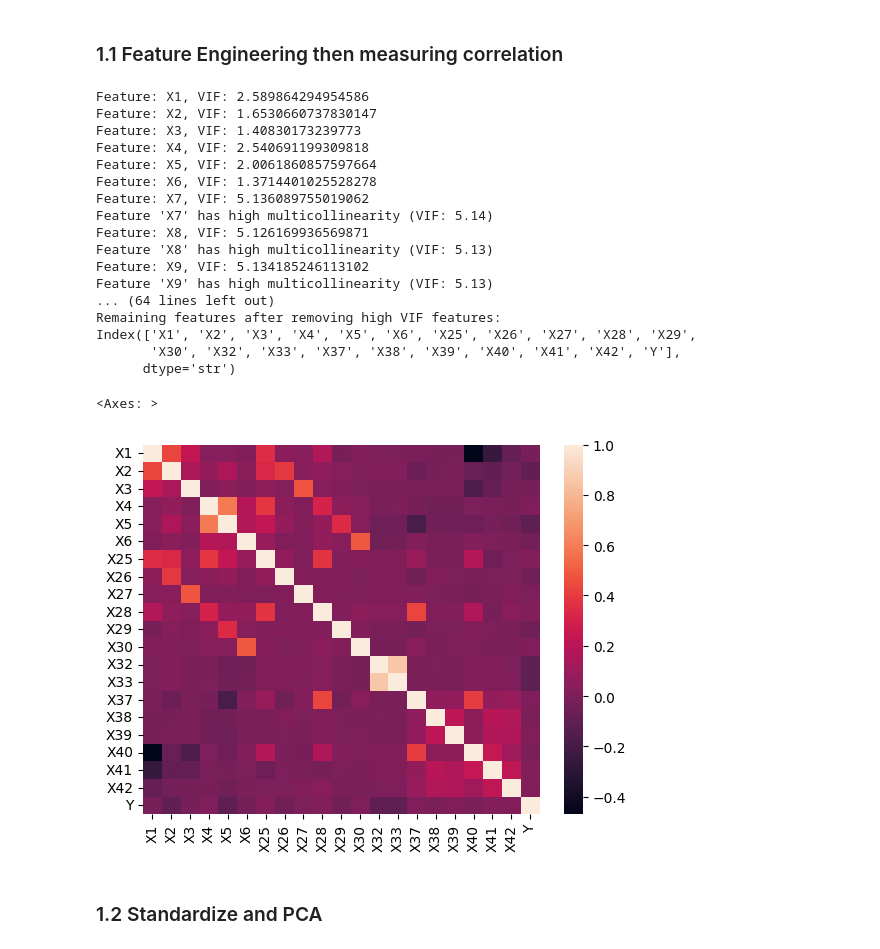
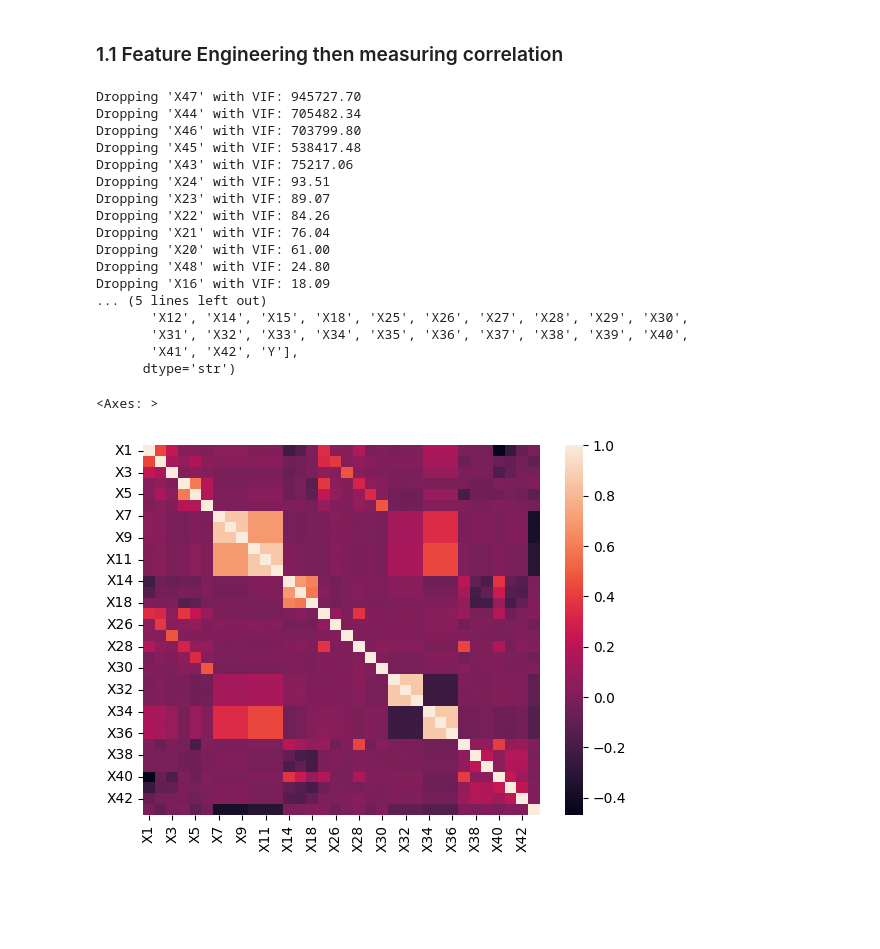
Before and after one commit to tjmeltesen/AML, a Jupyter notebook: Project/inspections.ipynb, the cells around one changed output. Drawn from its saved outputs; the diff is of its cells as text; code cells hidden in the pictures; blank space fills up the shorter version.

```diff
--- a/Project/inspections.ipynb
+++ b/Project/inspections.ipynb
@@ -73,50 +139,54 @@ Name: count, dtype: int64
 # %%
 
 # Based on the heatmap, we can see that there are some features that have
 # high correlation with one another, we will need to worry about multicollinearity when we build our model.
 # We can also see that there are some features that have low correlation with the target variable,
 # we may want to consider dropping those features when we build our model.
 
 # PCA will be needed. Now we can use regularization but it will not be as effective as PCA.
 # Due to the nature of the correlation matrix, we will need to use PCA
 
 from statsmodels.stats.outliers_influence import variance_inflation_factor
 import pandas as pd
-removed_table = df.copy()  # Replace with actual feature names to remove
-# X should be your feature DataFrame (no target column)
-vif_data = pd.DataFrame()
-vif_data["feature"] = X.columns
-vif_data["VIF"] = [variance_inflation_factor(X.values, i) for i in range(X.shape[1])]
 
-for i in range(X.shape[1]):
-    print(f"Feature: {X.columns[i]}, VIF: {vif_data['VIF'][i]}")
-    if vif_data['VIF'][i] > 5:
-        print(f"Feature '{X.columns[i]}' has high multicollinearity (VIF: {vif_data['VIF'][i]:.2f})")
-        removed_table = removed_table.drop(columns=[X.columns[i]])
+def calculate_vif(df):
+    vif_data = pd.DataFrame()
+    vif_data["feature"] = df.columns
+    vif_data["VIF"] = [variance_inflation_factor(df.values, i) for i in range(df.shape[1])]
+    return vif_data
+
+removed_table = df.copy()
+threshold = 10
+while True:
+    vif_data = calculate_vif(removed_table)
+    max_vif = vif_data['VIF'].max()
+    if max_vif > threshold:
+        drop_feature = vif_data.sort_values('VIF', ascending=False)['feature'].iloc[0]
+        print(f"Dropping '{drop_feature}' with VIF: {max_vif:.2f}")
+        removed_table = removed_table.drop(columns=[drop_feature])
+    else:
+        break
 
 print("Remaining features after removing high VIF features:")
 print(removed_table.columns)
-
 sns.heatmap(removed_table.corr())
 # %% [output]
-Feature: X1, VIF: 2.589864294954586
-Feature: X2, VIF: 1.6530660737830147
-Feature: X3, VIF: 1.40830173239773
-Feature: X4, VIF: 2.540691199309818
-Feature: X5, VIF: 2.0061860857597664
-Feature: X6, VIF: 1.3714401025528278
-Feature: X7, VIF: 5.136089755019062
-Feature 'X7' has high multicollinearity (VIF: 5.14)
-Feature: X8, VIF: 5.126169936569871
-Feature 'X8' has high multicollinearity (VIF: 5.13)
-Feature: X9, VIF: 5.134185246113102
-Feature 'X9' has high multicollinearity (VIF: 5.13)
-... (64 lines left out)
-Remaining features after removing high VIF features:
-Index(['X1', 'X2', 'X3', 'X4', 'X5', 'X6', 'X25', 'X26', 'X27', 'X28', 'X29',
-       'X30', 'X32', 'X33', 'X37', 'X38', 'X39', 'X40', 'X41', 'X42', 'Y'],
+Dropping 'X47' with VIF: 945727.70
+Dropping 'X44' with VIF: 705482.34
+Dropping 'X46' with VIF: 703799.80
+Dropping 'X45' with VIF: 538417.48
+Dropping 'X43' with VIF: 75217.06
+Dropping 'X24' with VIF: 93.51
+Dropping 'X23' with VIF: 89.07
+Dropping 'X22' with VIF: 84.26
+Dropping 'X21' with VIF: 76.04
+Dropping 'X20' with VIF: 61.00
+Dropping 'X48' with VIF: 24.80
+Dropping 'X16' with VIF: 18.09
+... (5 lines left out)
+       'X12', 'X14', 'X15', 'X18', 'X25', 'X26', 'X27', 'X28', 'X29', 'X30',
+       'X31', 'X32', 'X33', 'X34', 'X35', 'X36', 'X37', 'X38', 'X39', 'X40',
+       'X41', 'X42', 'Y'],
       dtype='str')
 <Axes: >
-[figure, old version]
+[figure, new version]
-# %% [markdown]
-### 1.2 Standardize and PCA
```
Also changed, not shown: parts of 22 cells of this notebook.
